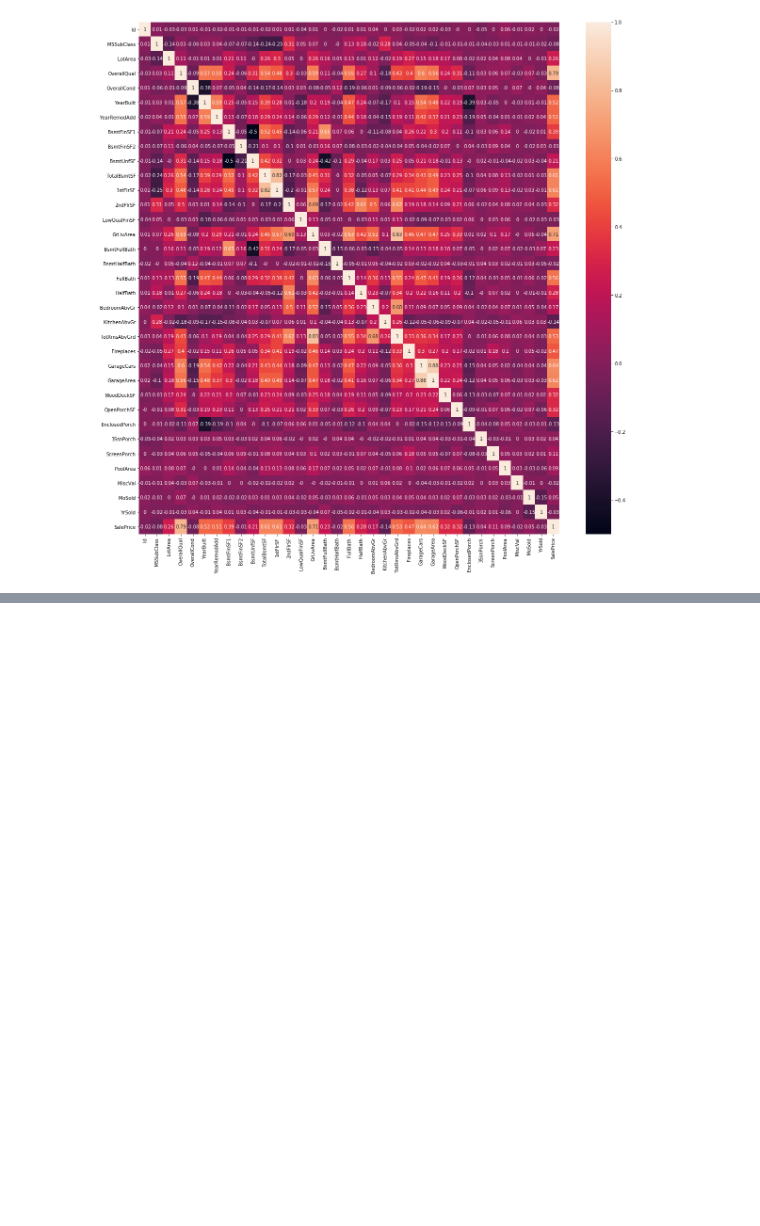
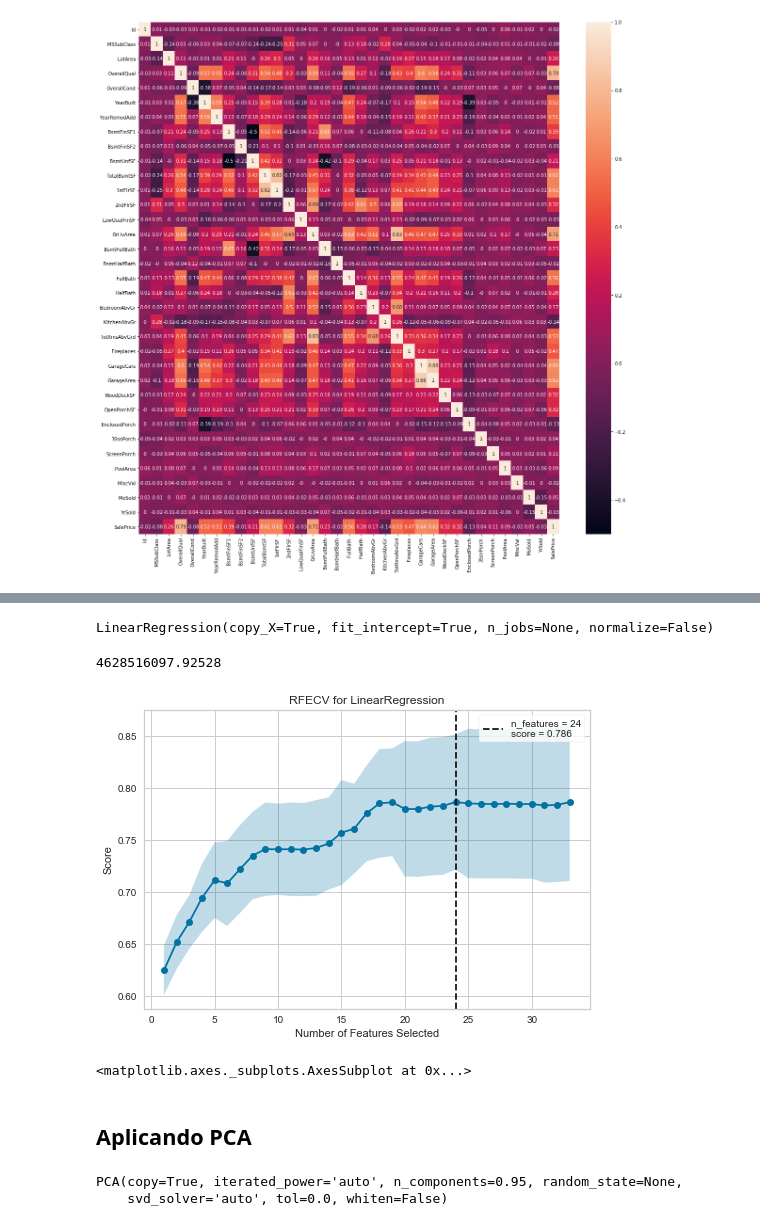
Before and after one commit to pralineso/cursods, a Jupyter notebook: conteudo_semana6/semana6.ipynb, the cells around one changed output, grey strips where cells are left out. Saved outputs shown, nothing was run; the diff lists cells and outputs as text; code cells hidden in the pictures; blank space fills up the shorter version.

```diff
--- a/conteudo_semana6/semana6.ipynb
+++ b/conteudo_semana6/semana6.ipynb
@@ -143,0 +249,4 @@ correlacionadas = ['GarageArea', 'GarageCars', 'GrLivArea', 'OverallQual']
+# %%
+rfe = RFE(reg)
+# %%
+rfe.fit(X_train, y_train)
@@ -143,0 +279,7 @@ correlacionadas = ['GarageArea', 'GarageCars', 'GrLivArea', 'OverallQual']
+# %%
+X_train_importante = rfe.transform(X_train)
+X_test_importante = rfe.transform(X_test)
+# %%
+reg.fit(X_train_importante, y_train)
+# %% [output]
+LinearRegression(copy_X=True, fit_intercept=True, n_jobs=None, normalize=False)
@@ -143,0 +290,18 @@ correlacionadas = ['GarageArea', 'GarageCars', 'GrLivArea', 'OverallQual']
+# %%
+erro_imp
+# %% [output]
+4628516097.92528
+# %%
+from yellowbrick.model_selection import RFECV
+
+
+# Instantiate RFECV visualizer with a linear SVM classifier
+visualizer = RFECV(reg)
+
+visualizer.fit(X_train, y_train)        # Fit the data to the visualizer
+visualizer.show()           # Finalize and render the figure
+# %% [output]
+[figure, added]
+<matplotlib.axes._subplots.AxesSubplot at 0x...>
+# %% [markdown]
+## Aplicando PCA
@@ -143,0 +312,5 @@ correlacionadas = ['GarageArea', 'GarageCars', 'GrLivArea', 'OverallQual']
+# %%
+pca.fit(X_train)
+# %% [output]
+PCA(copy=True, iterated_power='auto', n_components=0.95, random_state=None,
+    svd_solver='auto', tol=0.0, whiten=False)
```
Also changed, not shown: parts of 34 cells of this notebook.
